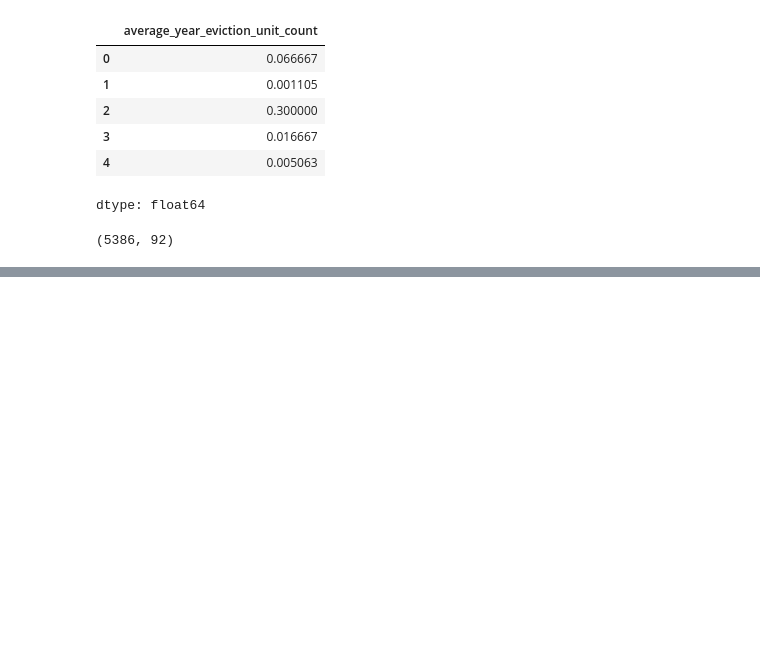
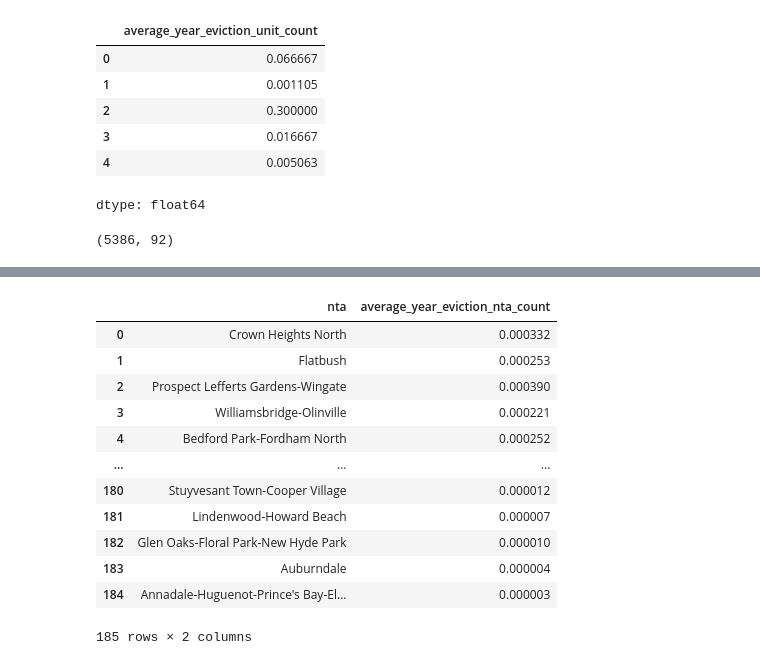
Before and after one commit to simaoalicechen/NYC_Landlord_Behavior_Analysis_Project, a Jupyter notebook: Part_2.6_merging_bbl_evictions_311_svi_mega_complete_covid.ipynb, the cells around one changed output, grey strips where cells are left out. Drawn from its saved outputs; the diff is of its cells as text; code cells hidden in the pictures; blank space fills up the shorter version.

```diff
--- a/Part_2.6_merging_bbl_evictions_311_svi_mega_complete_covid.ipynb
+++ b/Part_2.6_merging_bbl_evictions_311_svi_mega_complete_covid.ipynb
@@ -731,0 +777,21 @@ bbl_evictions_svi_311.shape
+# %%
+num_years = 5
+nta_rates['average_year_eviction_nta_count'] = (
+    nta_rates['total_evictions'] / nta_rates['e_totpop'] / num_years
+)
+nta_rates = nta_rates[['nta', 'average_year_eviction_nta_count']]
+nta_rates
+# %% [output]
+|  | nta | average_year_eviction_nta_count |
+| 0 | Crown Heights North | 0.000332 |
+| 1 | Flatbush | 0.000253 |
+| 2 | Prospect Lefferts Gardens-Wingate | 0.000390 |
+| 3 | Williamsbridge-Olinville | 0.000221 |
+| 4 | Bedford Park-Fordham North | 0.000252 |
+| ... | ... | ... |
+| 180 | Stuyvesant Town-Cooper Village | 0.000012 |
+| 181 | Lindenwood-Howard Beach | 0.000007 |
+| 182 | Glen Oaks-Floral Park-New Hyde Park | 0.000010 |
+| 183 | Auburndale | 0.000004 |
+| 184 | Annadale-Huguenot-Prince's Bay-El... | 0.000003 |
+185 rows × 2 columns
```
Also changed, not shown: parts of 11 cells of this notebook, 1 other file.
